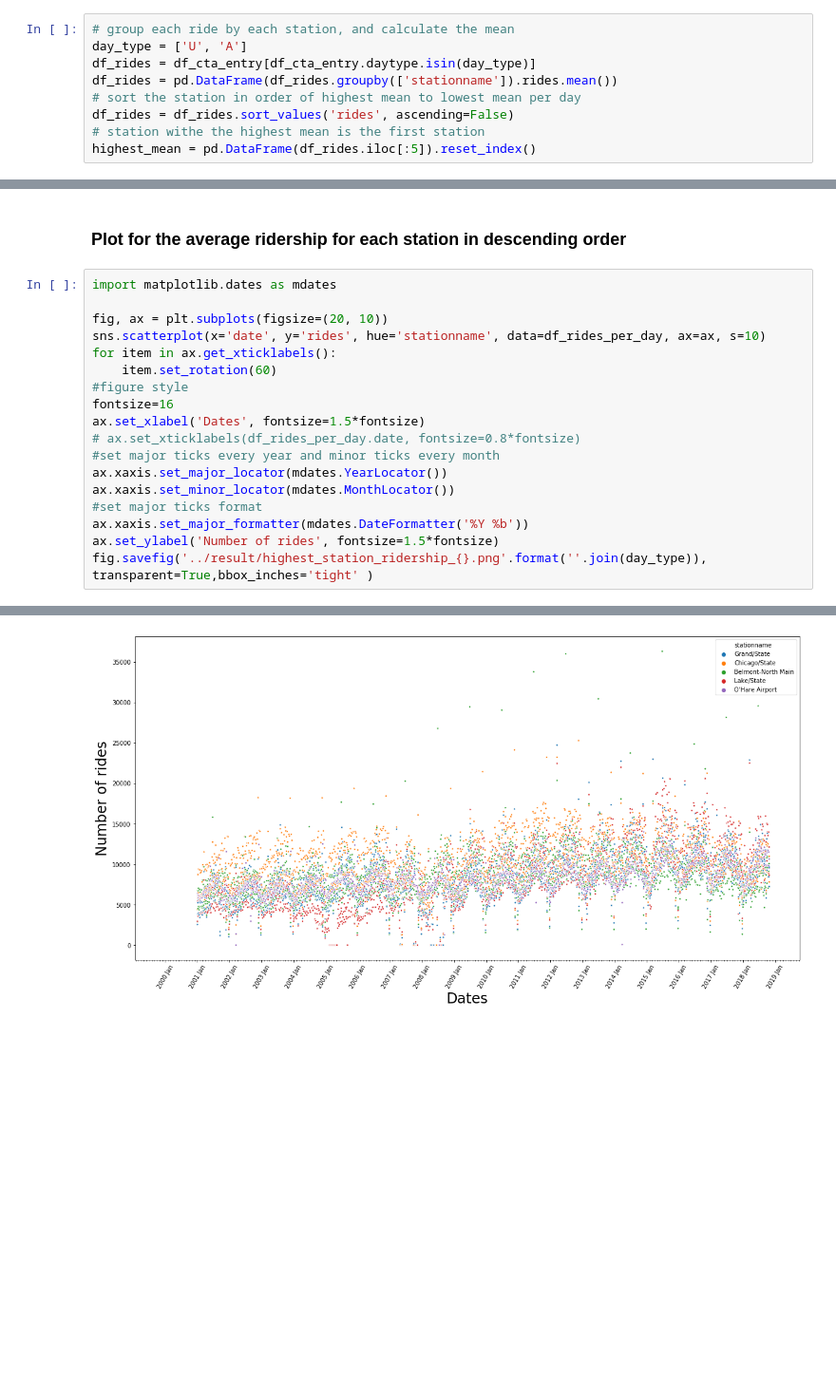
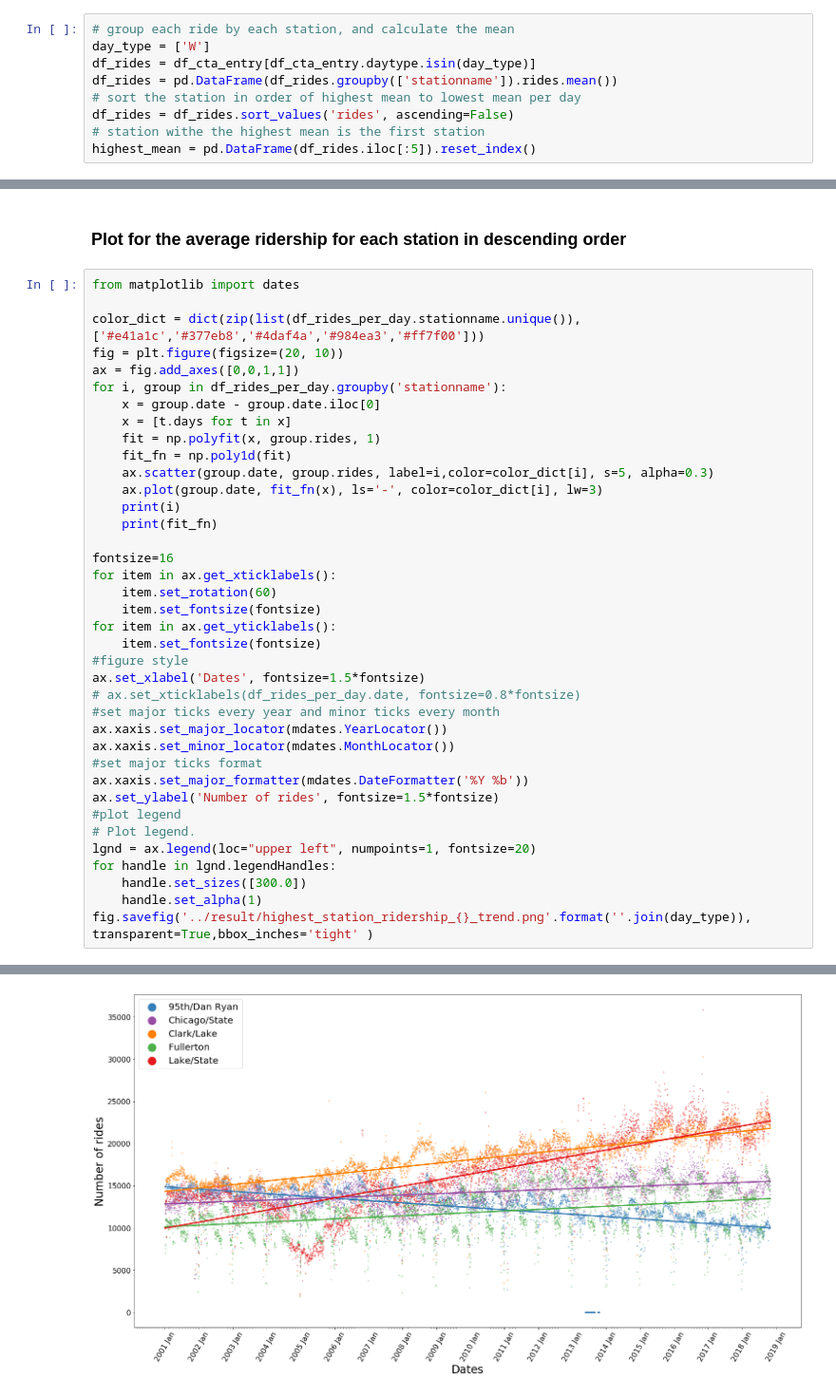
Before and after one commit to hyojunada/chicago_cta, a Jupyter notebook: notebook/Project-Traffic.ipynb, the cells around one changed output, grey strips where cells are left out. Shown at 95% size. Cells and saved outputs as stored; diff of their text form; blank space fills up the shorter version.

Commit message:
trend fit to traffic changes

```diff
--- a/notebook/Project-Traffic.ipynb
+++ b/notebook/Project-Traffic.ipynb
@@ -43,7 +43,7 @@ array(['U', 'W', 'A'], dtype=object)
 Find the top 5 stations with the highest average ridership per day.
 # %%
 # group each ride by each station, and calculate the mean
-day_type = ['U', 'A']
+day_type = ['W']
 df_rides = df_cta_entry[df_cta_entry.daytype.isin(day_type)]
 df_rides = pd.DataFrame(df_rides.groupby(['stationname']).rides.mean())
 # sort the station in order of highest mean to lowest mean per day
@@ -65,14 +65,28 @@ df_rides_per_day = df_cta_entry[df_cta_entry['stationname'].isin(highest_mean.st
 # %% [markdown]
 ### Plot for the average ridership for each station in descending order
 # %%
-import matplotlib.dates as mdates
+from matplotlib import dates
 
-fig, ax = plt.subplots(figsize=(20, 10))
-sns.scatterplot(x='date', y='rides', hue='stationname', data=df_rides_per_day, ax=ax, s=10)
+color_dict = dict(zip(list(df_rides_per_day.stationname.unique()), ['#e41a1c','#377eb8','#4daf4a','#984ea3','#ff7f00']))
+fig = plt.figure(figsize=(20, 10))
+ax = fig.add_axes([0,0,1,1])
+for i, group in df_rides_per_day.groupby('stationname'):
+    x = group.date - group.date.iloc[0]
+    x = [t.days for t in x]
+    fit = np.polyfit(x, group.rides, 1)
+    fit_fn = np.poly1d(fit)
+    ax.scatter(group.date, group.rides, label=i,color=color_dict[i], s=5, alpha=0.3)
+    ax.plot(group.date, fit_fn(x), ls='-', color=color_dict[i], lw=3)
+    print(i)
+    print(fit_fn)
+
+fontsize=16
 for item in ax.get_xticklabels():
     item.set_rotation(60)
+    item.set_fontsize(fontsize)
+for item in ax.get_yticklabels():
+    item.set_fontsize(fontsize)
 #figure style
-fontsize=16
 ax.set_xlabel('Dates', fontsize=1.5*fontsize)
 # ax.set_xticklabels(df_rides_per_day.date, fontsize=0.8*fontsize)
 #set major ticks every year and minor ticks every month
@@ -81,5 +95,11 @@ ax.xaxis.set_minor_locator(mdates.MonthLocator())
 #set major ticks format
 ax.xaxis.set_major_formatter(mdates.DateFormatter('%Y %b'))
 ax.set_ylabel('Number of rides', fontsize=1.5*fontsize)
-fig.savefig('../result/highest_station_ridership_{}.png'.format(''.join(day_type)), transparent=True,bbox_inches='tight' )
+#plot legend
+# Plot legend.
+lgnd = ax.legend(loc="upper left", numpoints=1, fontsize=20)
+for handle in lgnd.legendHandles:
+    handle.set_sizes([300.0])
+    handle.set_alpha(1)
+fig.savefig('../result/highest_station_ridership_{}_trend.png'.format(''.join(day_type)), transparent=True,bbox_inches='tight' )
 # %% [output]
@@ -86,4 +121,4 @@ fig.savefig('../result/highest_station_ridership_{}.png'.format(''.join(day_type
-[figure, old version]
+[figure, new version]
 # %%
 fig, ax1 = plt.subplots(figsize=(20, 10))
 df_test = df_rides_per_day[df_rides_per_day.date > pd.Timestamp('2016-01-01 00:00:00')]
```
Also changed, not shown: parts of 5 cells of this notebook, 3 other files.
